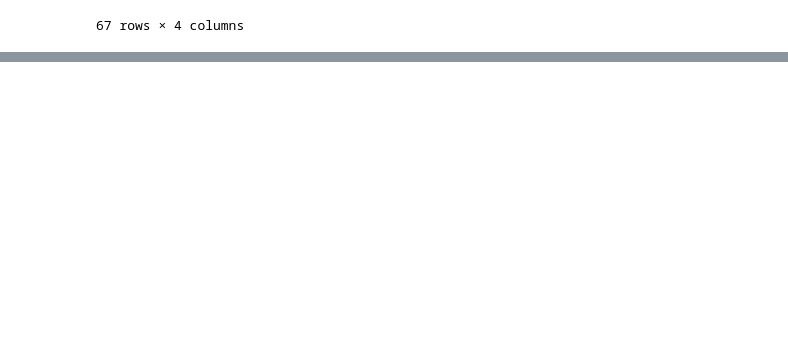
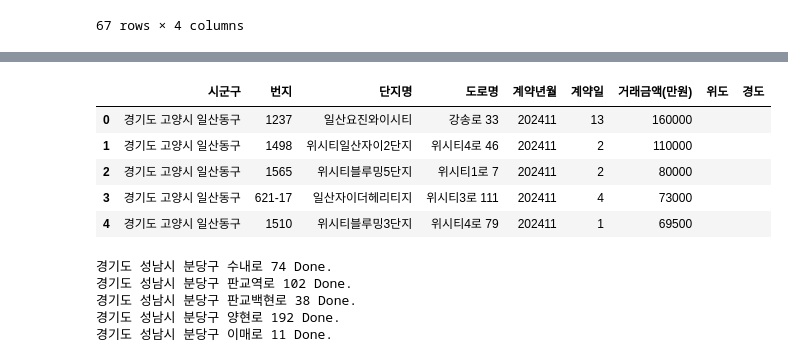
Before and after one commit to SnapishAgent/Ilsan-Investment-Insight, a Jupyter notebook: 교통 접근성/dataset_preprocessing_company_info.ipynb, the cells around one changed output, grey strips where cells are left out. Drawn from its saved outputs; the diff is of its cells as text; code cells hidden in the pictures; blank space fills up the shorter version.

```diff
--- a/교통 접근성/dataset_preprocessing_company_info.ipynb
+++ b/교통 접근성/dataset_preprocessing_company_info.ipynb
@@ -122,0 +202,19 @@ plt.show()
+# %%
+selected_list = price_list[price_list['시군구'].str.contains('일산')]
+selected_list.loc[:,'거래금액(만원)'] = selected_list['거래금액(만원)'].str.replace(',', '').astype(int)
+top5_selected_ilsan = selected_list[selected_list['계약년월']==202411].sort_values(by='거래금액(만원)', ascending=False).reset_index(drop=True)
+top5_selected_ilsan = top5_selected_ilsan[0:5]
+
+top5_selected_ilsan['시군구'] = top5_selected_ilsan['시군구'].str.replace(r'\s+\S*동$', '', regex=True)
+
+top5_selected_ilsan['위도'] = ""
+top5_selected_ilsan['경도'] = ""
+# %%
+top5_selected_ilsan
+# %% [output]
+|  | 시군구 | 번지 | 단지명 | 도로명 | 계약년월 | 계약일 | 거래금액(만원) | 위도 | 경도 |
+| 0 | 경기도 고양시 일산동구 | 1237 | 일산요진와이시티 | 강송로 33 | 202411 | 13 | 160000 |  |  |
+| 1 | 경기도 고양시 일산동구 | 1498 | 위시티일산자이2단지 | 위시티4로 46 | 202411 | 2 | 110000 |  |  |
+| 2 | 경기도 고양시 일산동구 | 1565 | 위시티블루밍5단지 | 위시티1로 7 | 202411 | 2 | 80000 |  |  |
+| 3 | 경기도 고양시 일산동구 | 621-17 | 일산자이더헤리티지 | 위시티3로 111 | 202411 | 4 | 73000 |  |  |
+| 4 | 경기도 고양시 일산동구 | 1510 | 위시티블루밍3단지 | 위시티4로 79 | 202411 | 1 | 69500 |  |  |
@@ -122,0 +231,19 @@ plt.show()
+# %%
+for i in range(0,5):
+    address = f"{top5_selected_bundang['시군구'][i]} {top5_selected_bundang['도로명'][i]}"
+    lat, lon = get_location_nominatim(address)
+
+    top5_selected_bundang.loc[i,'위도']= lat
+    top5_selected_bundang.loc[i,'경도']= lon
+
+    if lat is None or lon is None:
+        print(f"Failed : {address}")
+
+    else:
+        print(f"{address} Done.")
+# %% [output]
+경기도 성남시 분당구 수내로 74 Done.
+경기도 성남시 분당구 판교역로 102 Done.
+경기도 성남시 분당구 판교백현로 38 Done.
+경기도 성남시 분당구 양현로 192 Done.
+경기도 성남시 분당구 이매로 11 Done.
```
Also changed, not shown: parts of 19 cells of this notebook.
